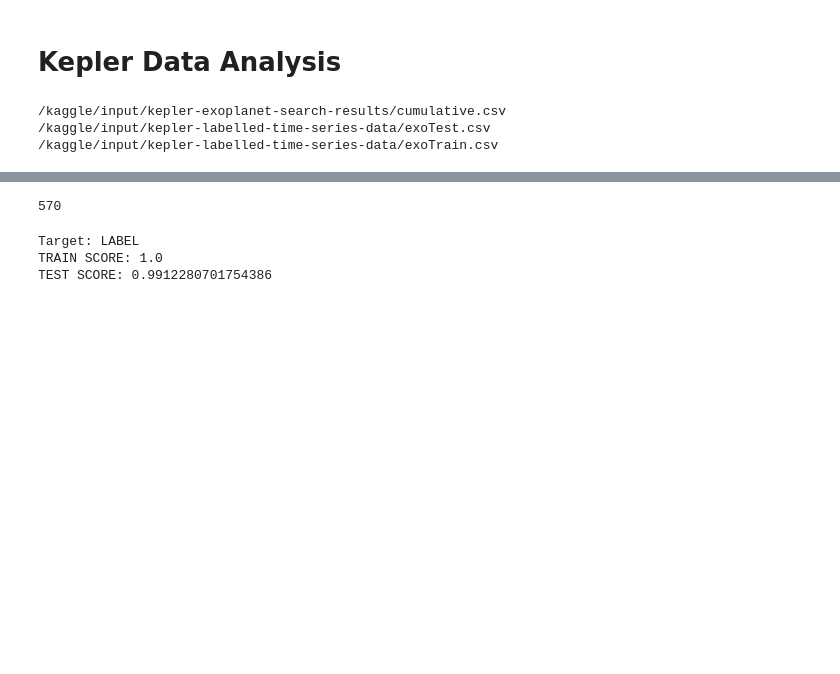
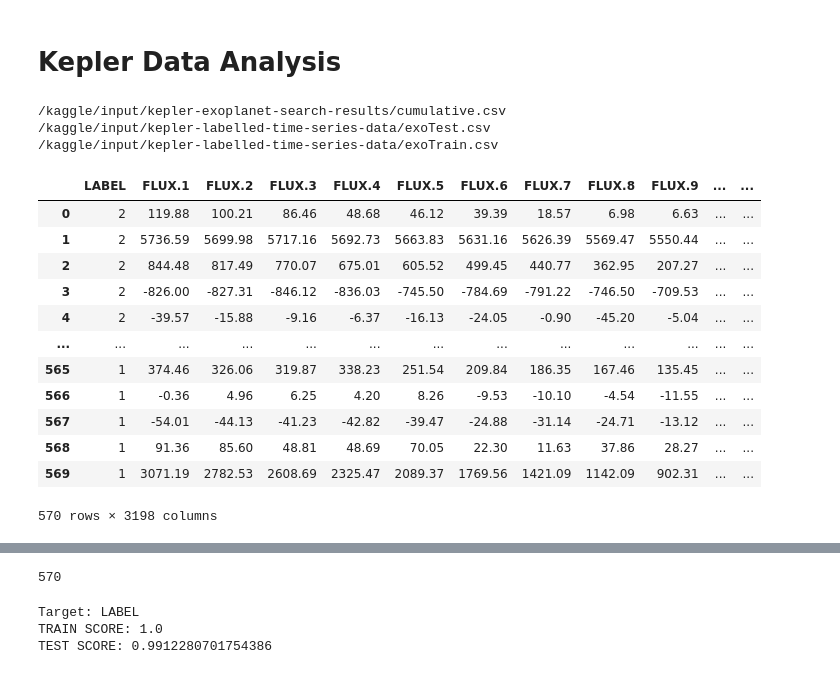
Before and after one commit to DaScient/Planets, a Jupyter notebook: kepler-exoplanet-target-classification-model.ipynb, the cells around one changed output, grey strips where cells are left out. Cells and saved outputs as stored; diff of their text form; code cells hidden in the pictures; blank space fills up the shorter version.

```diff
--- a/kepler-exoplanet-target-classification-model.ipynb
+++ b/kepler-exoplanet-target-classification-model.ipynb
@@ -38,3 +38,19 @@ cumulative = pd.read_csv('/kaggle/input/kepler-exoplanet-search-results/cumulati
 #target = 'kepler_name'#'koi_disposition'
 #sns.pairplot(df_encoded.sample(int(len(df_encoded/1000))),hue=target)
 #sns.pairplot(df_encoded.sample(10),hue=target)
+# %%
+exoTest
+# %% [output]
+|  | LABEL | FLUX.1 | FLUX.2 | FLUX.3 | FLUX.4 | FLUX.5 | FLUX.6 | FLUX.7 | FLUX.8 | FLUX.9 | ... | ... |
+| 0 | 2 | 119.88 | 100.21 | 86.46 | 48.68 | 46.12 | 39.39 | 18.57 | 6.98 | 6.63 | ... | ... |
+| 1 | 2 | 5736.59 | 5699.98 | 5717.16 | 5692.73 | 5663.83 | 5631.16 | 5626.39 | 5569.47 | 5550.44 | ... | ... |
+| 2 | 2 | 844.48 | 817.49 | 770.07 | 675.01 | 605.52 | 499.45 | 440.77 | 362.95 | 207.27 | ... | ... |
+| 3 | 2 | -826.00 | -827.31 | -846.12 | -836.03 | -745.50 | -784.69 | -791.22 | -746.50 | -709.53 | ... | ... |
+| 4 | 2 | -39.57 | -15.88 | -9.16 | -6.37 | -16.13 | -24.05 | -0.90 | -45.20 | -5.04 | ... | ... |
+| ... | ... | ... | ... | ... | ... | ... | ... | ... | ... | ... | ... | ... |
+| 565 | 1 | 374.46 | 326.06 | 319.87 | 338.23 | 251.54 | 209.84 | 186.35 | 167.46 | 135.45 | ... | ... |
+| 566 | 1 | -0.36 | 4.96 | 6.25 | 4.20 | 8.26 | -9.53 | -10.10 | -4.54 | -11.55 | ... | ... |
+| 567 | 1 | -54.01 | -44.13 | -41.23 | -42.82 | -39.47 | -24.88 | -31.14 | -24.71 | -13.12 | ... | ... |
+| 568 | 1 | 91.36 | 85.60 | 48.81 | 48.69 | 70.05 | 22.30 | 11.63 | 37.86 | 28.27 | ... | ... |
+| 569 | 1 | 3071.19 | 2782.53 | 2608.69 | 2325.47 | 2089.37 | 1769.56 | 1421.09 | 1142.09 | 902.31 | ... | ... |
+570 rows × 3198 columns
```
Also changed, not shown: parts of 3 cells of this notebook.
